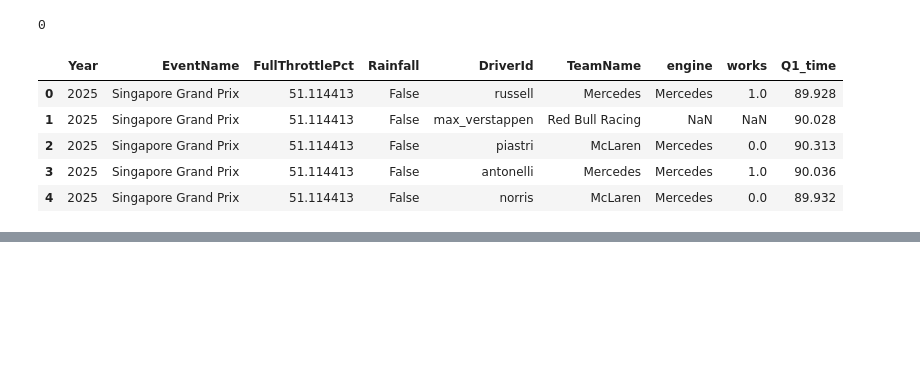
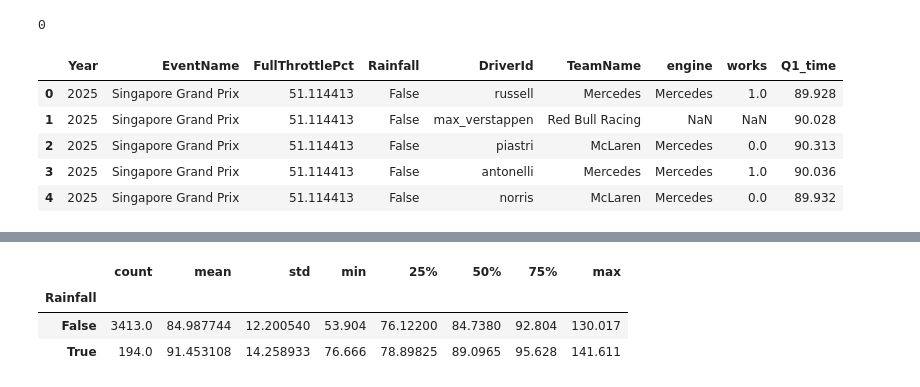
Before and after one commit to moajzashahab/stat-642-project, a Jupyter notebook: eda_and_clean_up.ipynb, the cells around one changed output, grey strips where cells are left out. Cells and saved outputs as stored; diff of their text form; code cells hidden in the pictures; blank space fills up the shorter version.

```diff
--- a/eda_and_clean_up.ipynb
+++ b/eda_and_clean_up.ipynb
@@ -136,0 +152,7 @@ Name: engine, Length: 183, dtype: int64
+# %%
+final_df.groupby("Rainfall")["Q1_time"].describe()
+# %% [output]
+|  | count | mean | std | min | 25% | 50% | 75% | max |
+| Rainfall |  |  |  |  |  |  |  |  |
+| False | 3413.0 | 84.987744 | 12.200540 | 53.904 | 76.12200 | 84.7380 | 92.804 | 130.017 |
+| True | 194.0 | 91.453108 | 14.258933 | 76.666 | 78.89825 | 89.0965 | 95.628 | 141.611 |
```
Also changed, not shown: parts of 9 cells of this notebook, 1 other file.
